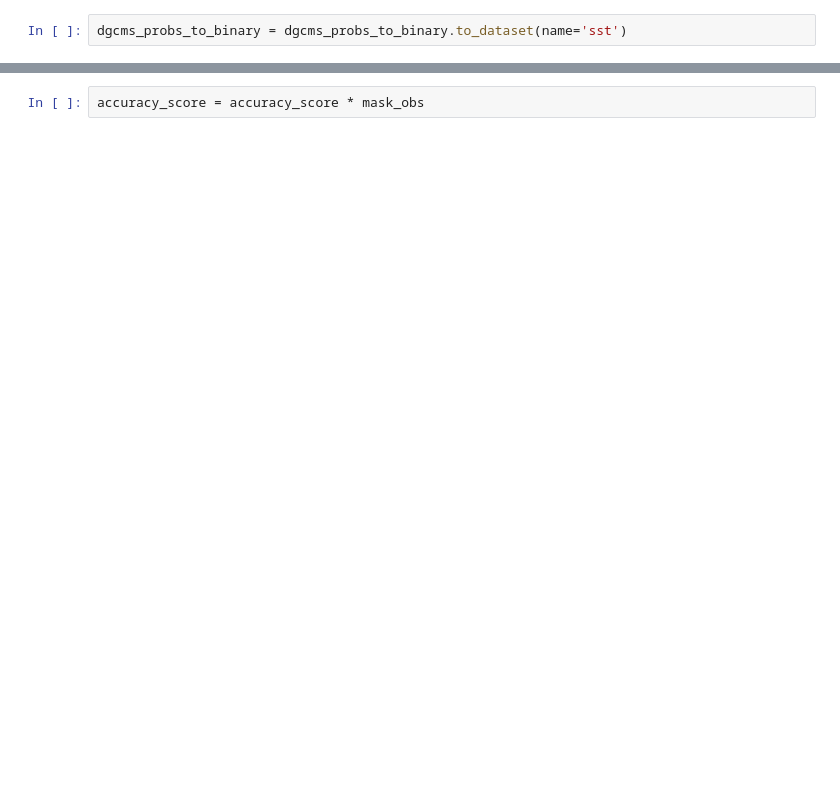
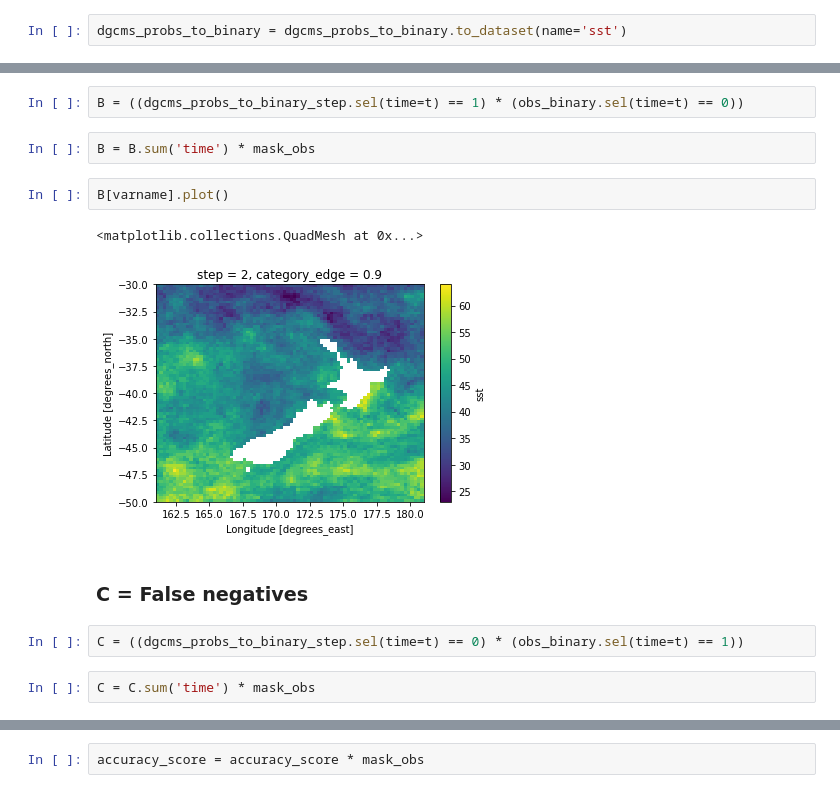
Before and after one commit to nicolasfauchereau/SST_forecasting, a Jupyter notebook: notebooks/verification_probabilistic_sst_allGCMs.ipynb, the cells around one changed output, grey strips where cells are left out. Drawn from its saved outputs; the diff is of its cells as text; blank space fills up the shorter version.

```diff
--- a/notebooks/verification_probabilistic_sst_allGCMs.ipynb
+++ b/notebooks/verification_probabilistic_sst_allGCMs.ipynb
@@ -444,0 +462,15 @@ t, t = xr.align(obs_binary.time, ess.time)
+# %%
+B = ((dgcms_probs_to_binary_step.sel(time=t) == 1) * (obs_binary.sel(time=t) == 0))
+# %%
+B = B.sum('time') * mask_obs
+# %%
+B[varname].plot()
+# %% [output]
+<matplotlib.collections.QuadMesh at 0x...>
+[figure, added]
+# %% [markdown]
+### C = False negatives
+# %%
+C = ((dgcms_probs_to_binary_step.sel(time=t) == 0) * (obs_binary.sel(time=t) == 1))
+# %%
+C = C.sum('time') * mask_obs
```
Also changed, not shown: parts of 52 cells of this notebook.
